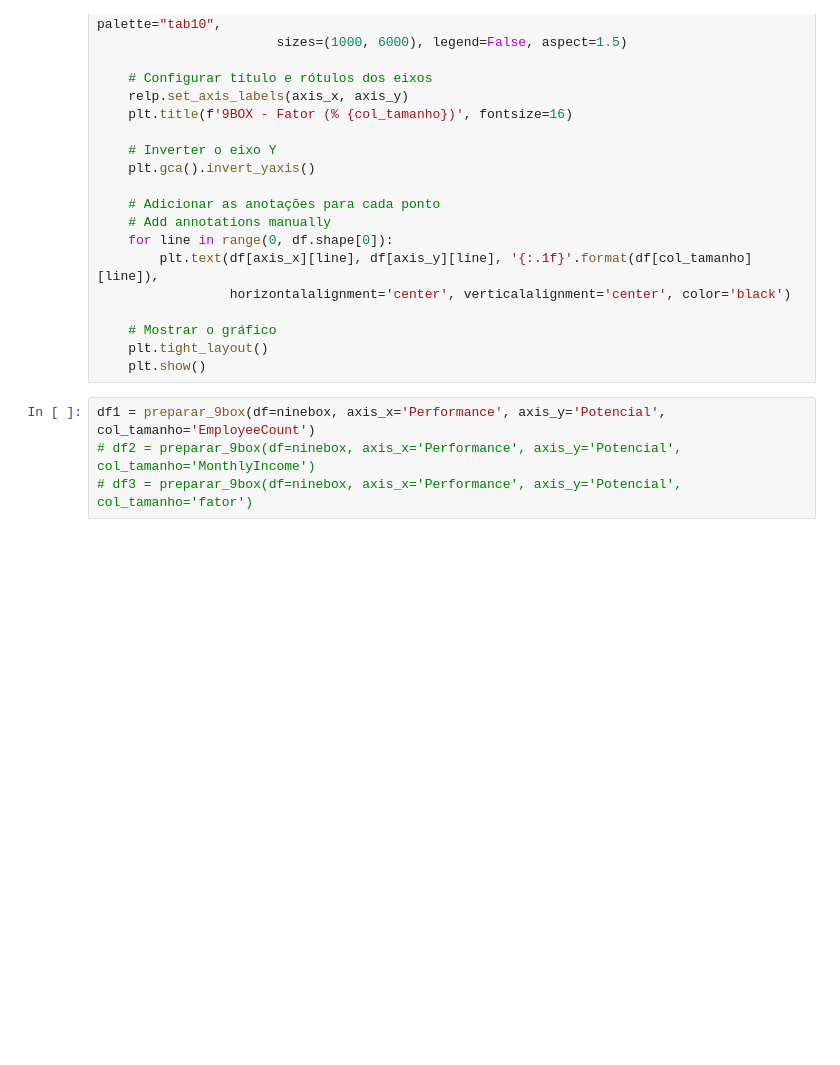
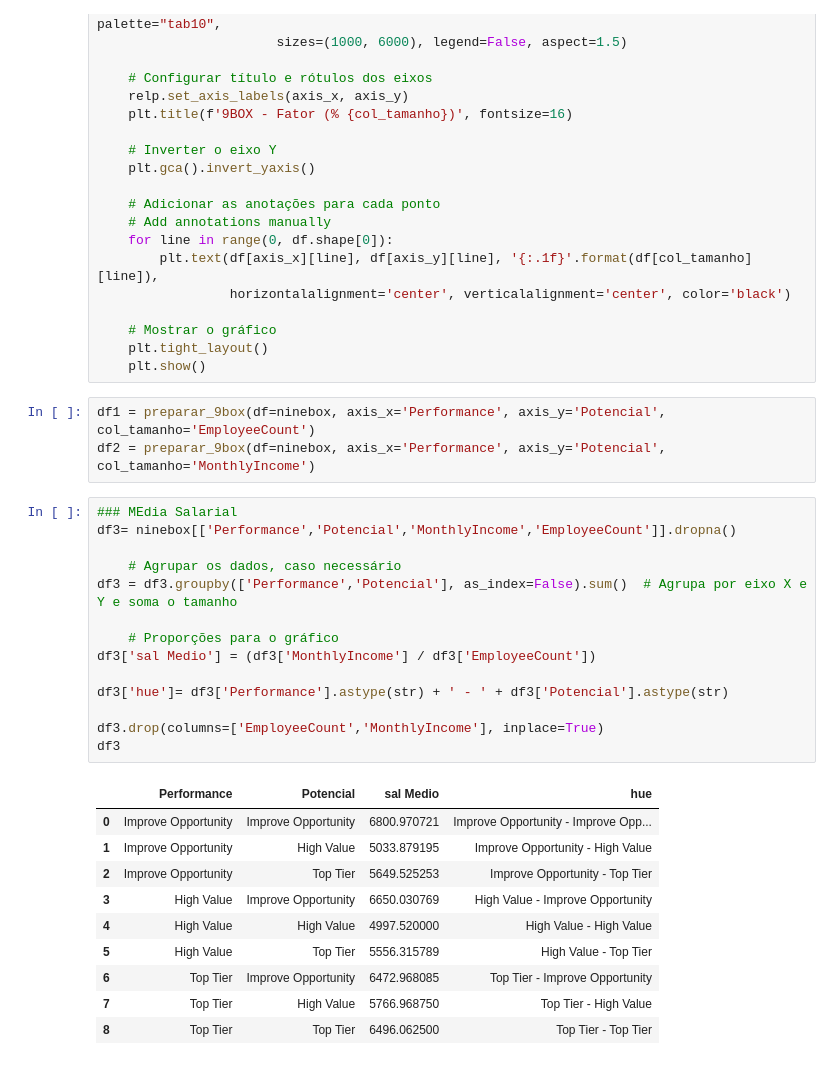
Before and after one commit to fabiocuryfcp/PortFolio_Scripts, a Jupyter notebook: 9Box.ipynb, the cells around one changed output. Drawn from its saved outputs; the diff is of its cells as text; blank space fills up the shorter version.

```diff
--- a/9Box.ipynb
+++ b/9Box.ipynb
@@ -199,8 +217,32 @@ def grafico_9box(df, axis_x='Performance', axis_y='Potencial', col_tamanho='Empl
     plt.show()
 # %%
 df1 = preparar_9box(df=ninebox, axis_x='Performance', axis_y='Potencial', col_tamanho='EmployeeCount')
-# df2 = preparar_9box(df=ninebox, axis_x='Performance', axis_y='Potencial', col_tamanho='MonthlyIncome')
-# df3 = preparar_9box(df=ninebox, axis_x='Performance', axis_y='Potencial', col_tamanho='fator')
+df2 = preparar_9box(df=ninebox, axis_x='Performance', axis_y='Potencial', col_tamanho='MonthlyIncome')
+# %%
+### MEdia Salarial
+df3= ninebox[['Performance','Potencial','MonthlyIncome','EmployeeCount']].dropna()
+
+    # Agrupar os dados, caso necessário
+df3 = df3.groupby(['Performance','Potencial'], as_index=False).sum()  # Agrupa por eixo X e Y e soma o tamanho
+
+    # Proporções para o gráfico
+df3['sal Medio'] = (df3['MonthlyIncome'] / df3['EmployeeCount'])
+
+df3['hue']= df3['Performance'].astype(str) + ' - ' + df3['Potencial'].astype(str)
+
+df3.drop(columns=['EmployeeCount','MonthlyIncome'], inplace=True)
+df3
+# %% [output]
+|  | Performance | Potencial | sal Medio | hue |
+| 0 | Improve Opportunity | Improve Opportunity | 6800.970721 | Improve Opportunity - Improve Opp... |
+| 1 | Improve Opportunity | High Value | 5033.879195 | Improve Opportunity - High Value |
+| 2 | Improve Opportunity | Top Tier | 5649.525253 | Improve Opportunity - Top Tier |
+| 3 | High Value | Improve Opportunity | 6650.030769 | High Value - Improve Opportunity |
+| 4 | High Value | High Value | 4997.520000 | High Value - High Value |
+| 5 | High Value | Top Tier | 5556.315789 | High Value - Top Tier |
+| 6 | Top Tier | Improve Opportunity | 6472.968085 | Top Tier - Improve Opportunity |
+| 7 | Top Tier | High Value | 5766.968750 | Top Tier - High Value |
+| 8 | Top Tier | Top Tier | 6496.062500 | Top Tier - Top Tier |
 # %%
 display(dados_leitura)
 
```
Also changed, not shown: parts of 6 cells of this notebook.
